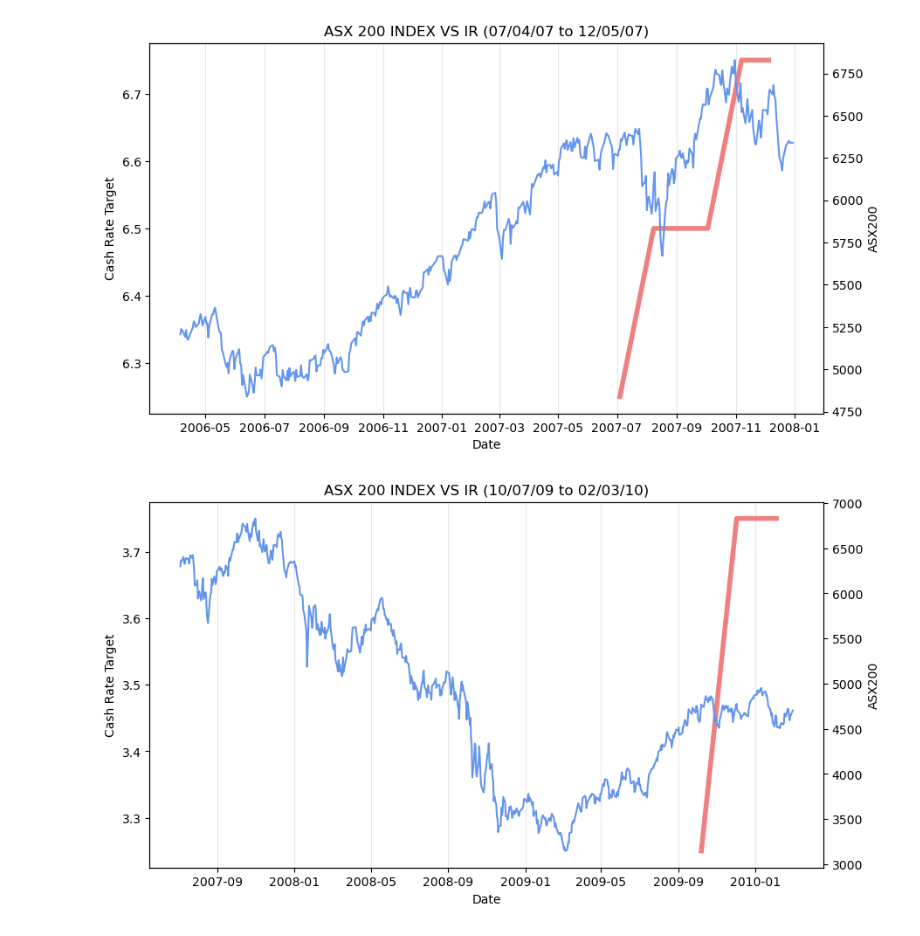
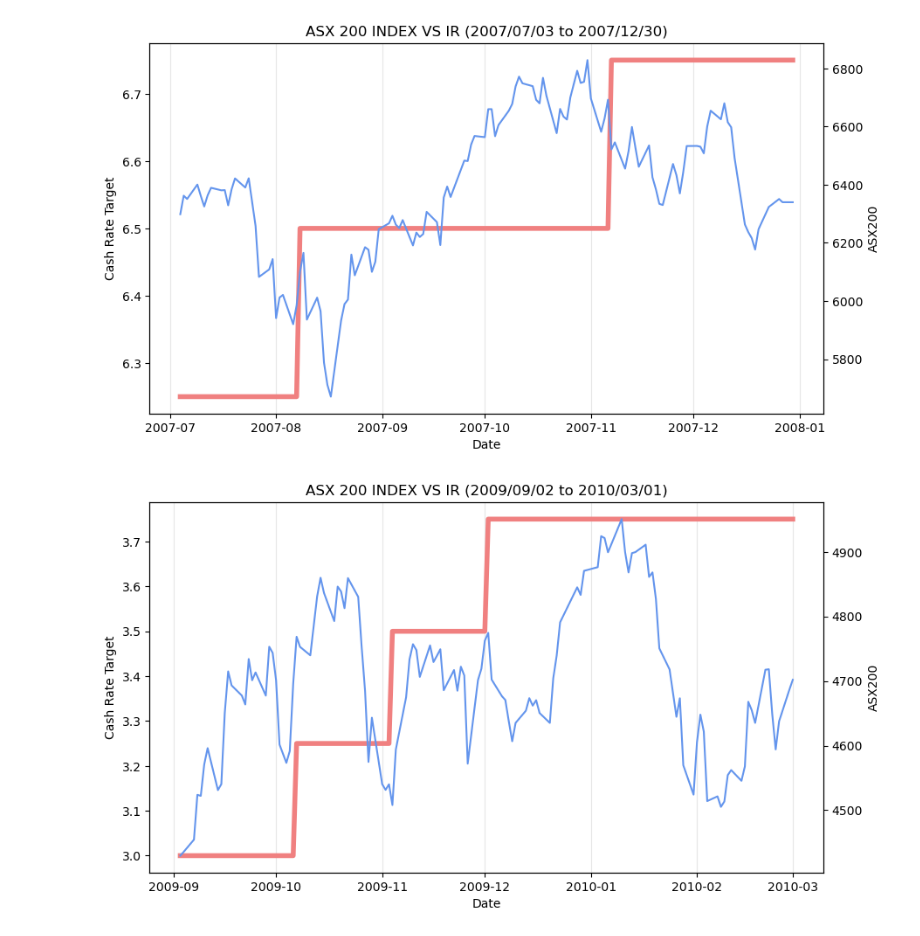
Before and after one commit to Richard-Turnbull/project-1, a Jupyter notebook: Project-1-Notebook.ipynb, the cells around one changed output. Saved outputs shown, nothing was run; the diff lists cells and outputs as text; code cells hidden in the pictures.

```diff
--- a/Project-1-Notebook.ipynb
+++ b/Project-1-Notebook.ipynb
@@ -78,8 +84,8 @@ def Inbetween_(start_date, end_date,df):
 Stock_Peak_1 = panel_data[Inbetween_(startdt_lst.values[0],enddt_lst.values[0],panel_data)]
 Stock_Peak_2 = panel_data[Inbetween_(startdt_lst.values[1],enddt_lst.values[1],panel_data)]
 Stock_Peak_3 = panel_data[Inbetween_(startdt_lst.values[2],enddt_lst.values[2],panel_data)]
-Stock_Peak_4 = panel_data[Inbetween_(startdt_lst.values[2],enddt_lst.values[3],panel_data)]
-Stock_Peak_5 = panel_data[Inbetween_(startdt_lst.values[3],enddt_lst.values[4],panel_data)]
+Stock_Peak_4 = panel_data[Inbetween_(startdt_lst.values[3],enddt_lst.values[3],panel_data)]
+Stock_Peak_5 = panel_data[Inbetween_(startdt_lst.values[4],enddt_lst.values[4],panel_data)]
 
 # Save plot
 panel_data.to_csv('panel_data.csv')
@@ -114,8 +120,12 @@ fig.savefig("IR CHART")
 def plot_peaks(df_IR,df_peak,i):
 
     #Start Date and End date
-    end_date = df_IR.index[0].strftime("%D")
-    start_date = df_IR.index[-1].strftime("%D")
+    end_date = pd.to_datetime(enddt_lst.values[i])
+    end_date = end_date.strftime('%Y/%m/%d')
+
+    start_date = pd.to_datetime(startdt_lst.values[i])
+    start_date = start_date.strftime('%Y/%m/%d')
+
 
     plt.style.use('default')
 
@@ -154,2 +164,2 @@ for i in range(len(IR_peak_lst)):
-[figure, old version]
+[figure, new version]
-[figure, old version]
+[figure, new version]
```
Also changed, not shown: parts of 6 cells of this notebook, 8 other files.
